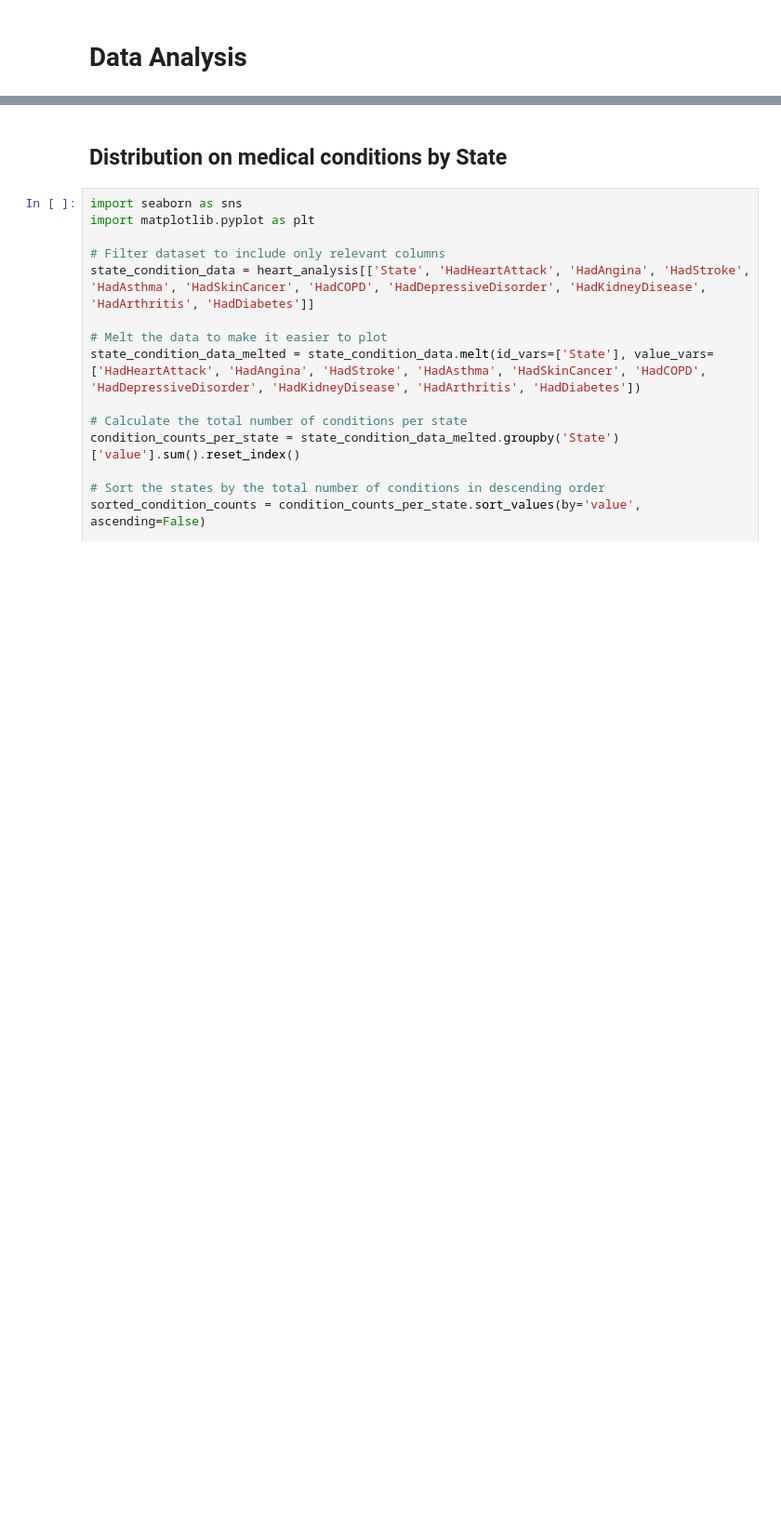
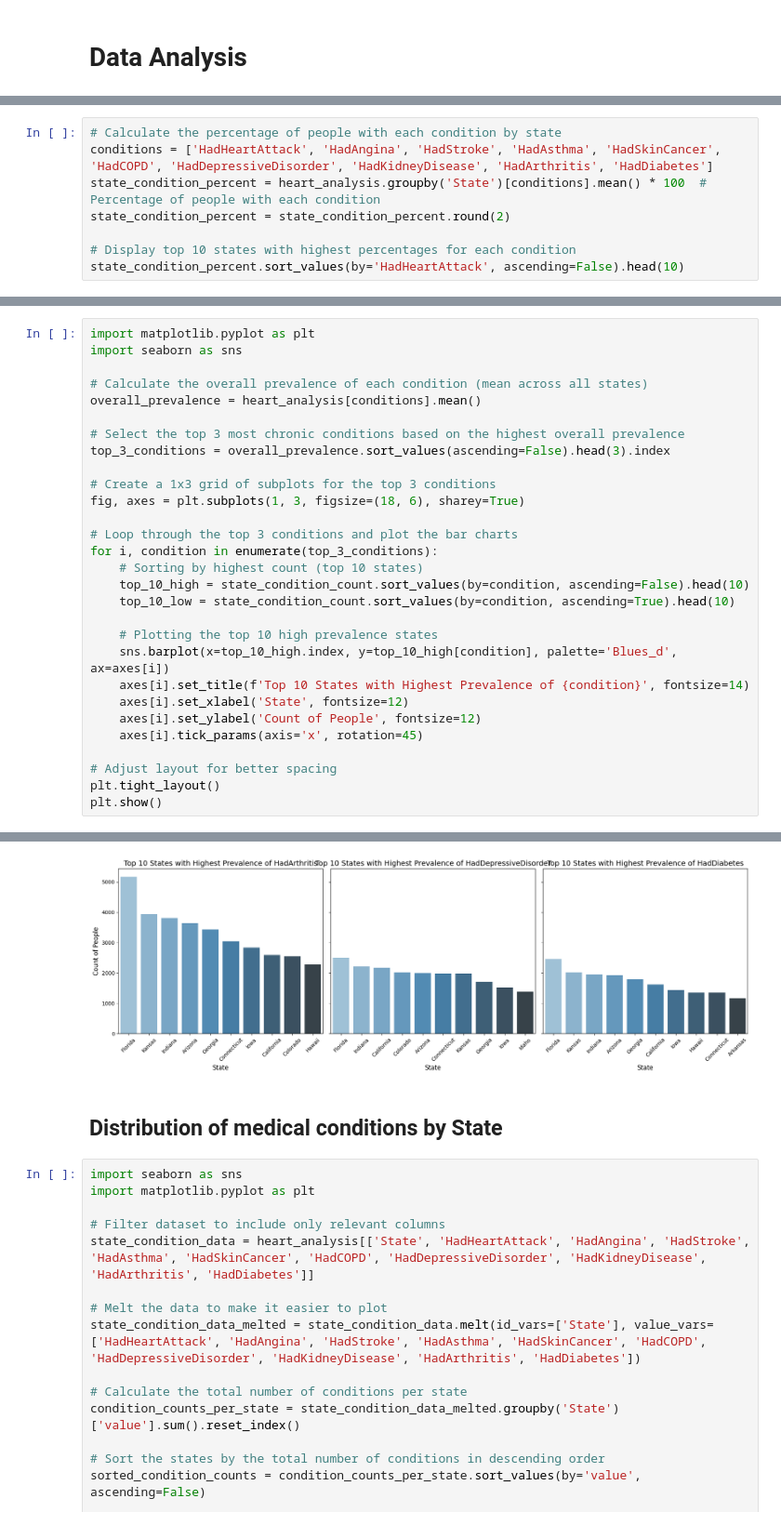
Before and after one commit to bonareri/Python-Data-Analysis, a Jupyter notebook: Heart_Analysis.ipynb, the cells around one changed output, grey strips where cells are left out. Shown at 93% size. Drawn from its saved outputs; the diff is of its cells as text; blank space fills up the shorter version.

```diff
--- a/Heart_Analysis.ipynb
+++ b/Heart_Analysis.ipynb
@@ -396,0 +539,8 @@ Key Questions to Answer:
+# %%
+# Calculate the percentage of people with each condition by state
+conditions = ['HadHeartAttack', 'HadAngina', 'HadStroke', 'HadAsthma', 'HadSkinCancer', 'HadCOPD', 'HadDepressiveDisorder', 'HadKidneyDisease', 'HadArthritis', 'HadDiabetes']
+state_condition_percent = heart_analysis.groupby('State')[conditions].mean() * 100  # Percentage of people with each condition
+state_condition_percent = state_condition_percent.round(2)
+
+# Display top 10 states with highest percentages for each condition
+state_condition_percent.sort_values(by='HadHeartAttack', ascending=False).head(10)
@@ -396,0 +560,30 @@ Key Questions to Answer:
+# %%
+import matplotlib.pyplot as plt
+import seaborn as sns
+
+# Calculate the overall prevalence of each condition (mean across all states)
+overall_prevalence = heart_analysis[conditions].mean()
+
+# Select the top 3 most chronic conditions based on the highest overall prevalence
+top_3_conditions = overall_prevalence.sort_values(ascending=False).head(3).index
+
+# Create a 1x3 grid of subplots for the top 3 conditions
+fig, axes = plt.subplots(1, 3, figsize=(18, 6), sharey=True)
+
+# Loop through the top 3 conditions and plot the bar charts
+for i, condition in enumerate(top_3_conditions):
+    # Sorting by highest count (top 10 states)
+    top_10_high = state_condition_count.sort_values(by=condition, ascending=False).head(10)
+    top_10_low = state_condition_count.sort_values(by=condition, ascending=True).head(10)
+
+    # Plotting the top 10 high prevalence states
+    sns.barplot(x=top_10_high.index, y=top_10_high[condition], palette='Blues_d', ax=axes[i])
+    axes[i].set_title(f'Top 10 States with Highest Prevalence of {condition}', fontsize=14)
+    axes[i].set_xlabel('State', fontsize=12)
+    axes[i].set_ylabel('Count of People', fontsize=12)
+    axes[i].tick_params(axis='x', rotation=45)
+
+# Adjust layout for better spacing
+plt.tight_layout()
+plt.show()
+# %% [output]
@@ -397,5 +601,6 @@ Key Questions to Answer:
+[figure, added]
 # %% [markdown]
-## Distribution on medical conditions by State
+## Distribution of medical conditions by State
 # %%
 import seaborn as sns
 import matplotlib.pyplot as plt
```
Also changed, not shown: parts of 31 cells of this notebook.
